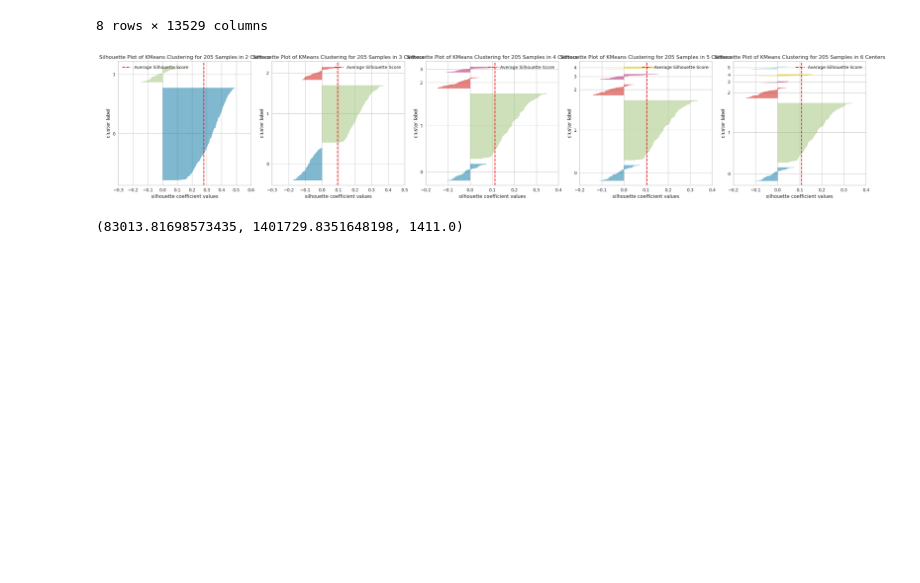
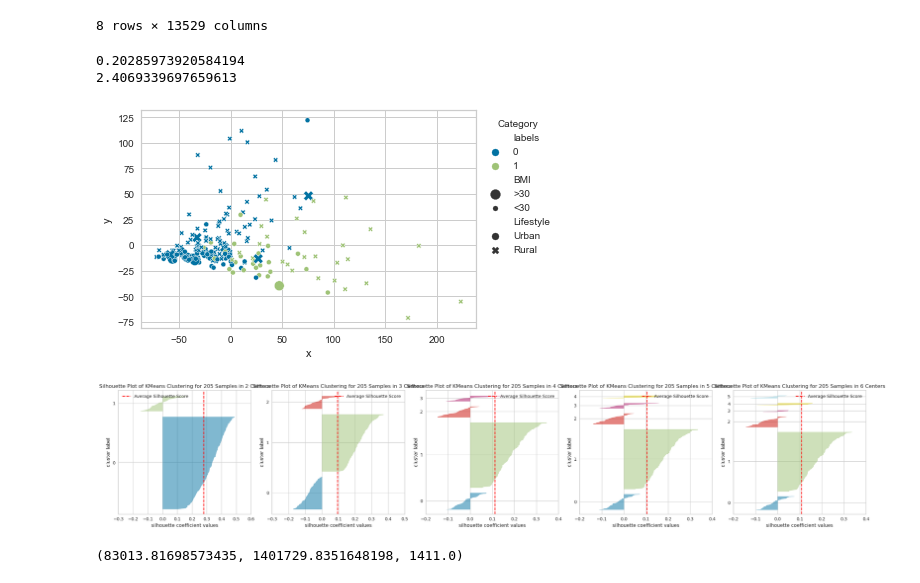
Before and after one commit to RafaPe/MX-Rural-Urban-Microbiome, a Jupyter notebook: notebooks/clutering_experiments.ipynb, the cells around one changed output. Cells and saved outputs as stored; diff of their text form; code cells hidden in the pictures; blank space fills up the shorter version.

Commit message:
feat: :fire: Added gaussian mixture models clustering

```diff
--- a/notebooks/ClusteringExperiments.ipynb
+++ b/notebooks/clutering_experiments.ipynb
@@ -33,3 +76,36 @@ taxonomy.describe()
+# %%
+clustering = data_clustering(taxonomy, algorithm = 'gaussian_mixture')
+# %% [output]
+0.20285973920584194
+2.4069339697659613
+# %%
+def plot_clustering(clusters:pd.DataFrame):
+    pca = PCA(n_components=2)
+    components = pca.fit_transform(clusters.drop('labels', axis = 1).to_numpy())
+    components = pd.DataFrame(components)
+    components['labels'] = list(clusters['labels'])
+    components.columns = ['x', 'y', 'labels']
+    components.index = clusters.index
+    lifestyle = []
+    bmi=[]
+    for sample in components.index:
+        lifestyle.append(metadata[metadata['Lane'] == sample]['Lifestyle'].iloc[0])
+        try:
+            if metadata[metadata['Lane'] == sample]['BMI'].iloc[0] >= 30:
+                bmi.append('>30')
+            else:
+                bmi.append('<30')
+        except:
+            bmi.append('Not known')
+    components['Lifestyle'] = lifestyle
+    components['BMI'] = bmi
+
+    sns.scatterplot(data=components, x='x', y='y', hue= 'labels', style = 'Lifestyle', size = 'BMI', size_order = ['>30', '<30'])
+    plt.legend(title='Category', loc='upper left', bbox_to_anchor=(1, 1))
+# %%
+plot_clustering(clustering)
+# %% [output]
+[figure, added]
 # %%
 scaler = StandardScaler()
 taxonomy_scaled = scaler.fit_transform(taxonomy)
```
Also changed, not shown: parts of 2 cells of this notebook.
